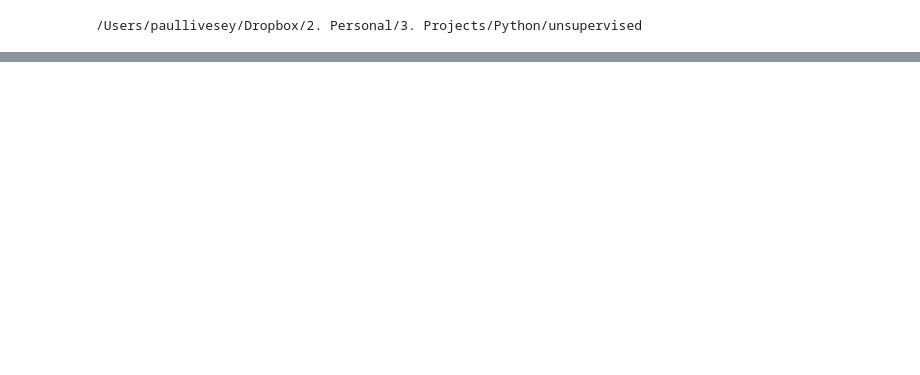
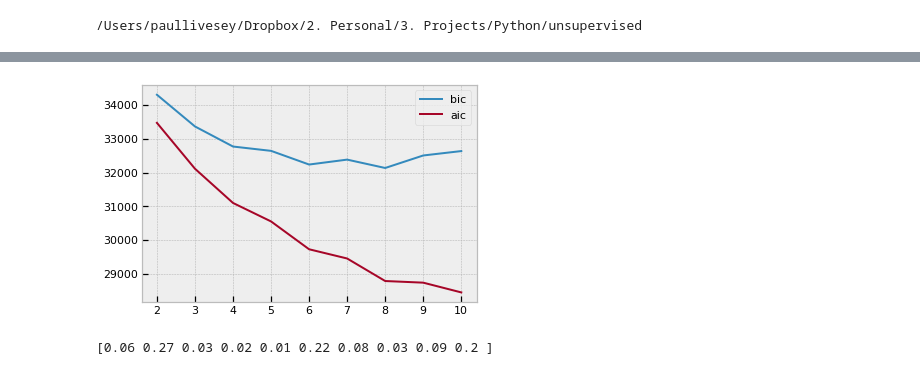
Before and after one commit to Liveo123/unsupervised, a Jupyter notebook: unsuper_phishing.ipynb, the cells around one changed output, grey strips where cells are left out. Cells and saved outputs as stored; diff of their text form; code cells hidden in the pictures; blank space fills up the shorter version.

```diff
--- a/unsuper_phishing.ipynb
+++ b/unsuper_phishing.ipynb
@@ -112,0 +270,30 @@ Converged at iteration 22: strict convergence.
+# %%
+bics = []
+aics = []
+clusters = np.arange(2, N_CLUSTERS+1)
+
+for n_cluster in clusters:
+    gm = GaussianMixture(n_components=n_cluster )
+    y_clust_gm = gm.fit_predict(X)
+    bics.append(gm.bic(X))
+    aics.append(gm.aic(X))
+
+# df_abics = pd.DataFrame({ 'Clusters': cluster + clusters,
+#                           'ABIC': bics + aics,
+#                           'AIC': aics
+# })
+# %%
+## Create AIC and BIC chart
+plt.plot(clusters, bics, label='bic')
+plt.plot(clusters, aics, label='aic')
+plt.legend()
+plt.show()
+# %% [output]
+[figure, added]
+# %%
+## Find the Bayesian Gaussian Mixture
+bgm = BayesianGaussianMixture ( n_components = 10 , n_init = 10 )
+bgm.fit ( X )
+print(np.round ( bgm.weights_ , 2 ))
+# %% [output]
+[0.06 0.27 0.03 0.02 0.01 0.22 0.08 0.03 0.09 0.2 ]
```
Also changed, not shown: parts of 30 cells of this notebook, 3 other files.
